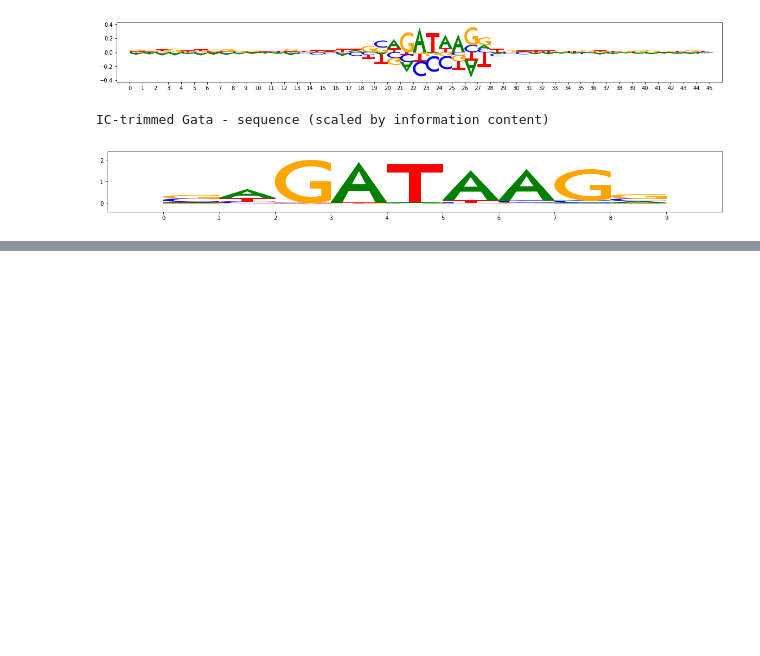
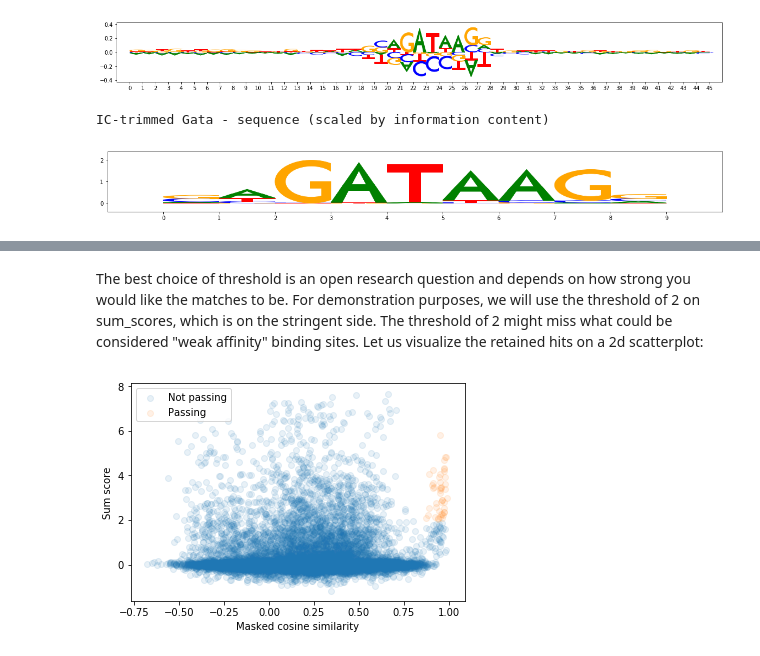
Before and after one commit to kundajelab/tfmodisco, a Jupyter notebook: examples/simulated_TAL_GATA_deeplearning/(On_Google_Colab)_With_Hit_Scoring_TF_MoDISco_TAL_GATA.ipynb, the cells around one changed output, grey strips where cells are left out. Drawn from its saved outputs; the diff is of its cells as text; code cells hidden in the pictures; blank space fills up the shorter version.

```diff
--- a/examples/simulated_TAL_GATA_deeplearning/(On_Google_Colab)_With_Hit_Scoring_TF_MoDISco_TAL_GATA.ipynb
+++ b/examples/simulated_TAL_GATA_deeplearning/(On_Google_Colab)_With_Hit_Scoring_TF_MoDISco_TAL_GATA.ipynb
@@ -427,0 +487,19 @@ This simply consists of taking the sum of the contribution scores in a given win
+# %% [markdown]
+The best choice of threshold is an open research question and depends on how strong you would like the matches to be. For demonstration purposes, we will use the threshold of 2 on sum_scores, which is on the stringent side. The threshold of 2 might miss what could be considered "weak affinity" binding sites. Let us visualize the retained hits on a 2d scatterplot:
+# %%
+sum_score_thresh = 2
+threshold_passers = ((masked_cosine_sim > masked_cosine_sim_thresh)*
+                     (sum_scores > sum_score_thresh))
+handles = []
+handles.append(
+    plt.scatter(masked_cosine_sim[threshold_passers==False].ravel(),
+            sum_scores[threshold_passers==False].ravel(), alpha=0.1))
+handles.append(
+    plt.scatter(masked_cosine_sim[threshold_passers].ravel(),
+            sum_scores[threshold_passers].ravel(), alpha=0.1))
+plt.xlabel("Masked cosine similarity")
+plt.ylabel("Sum score")
+plt.legend(handles=handles, labels=["Not passing", "Passing"])
+plt.show()
+# %% [output]
+[figure, added]
```
Also changed, not shown: parts of 15 cells of this notebook, 1 other file.
